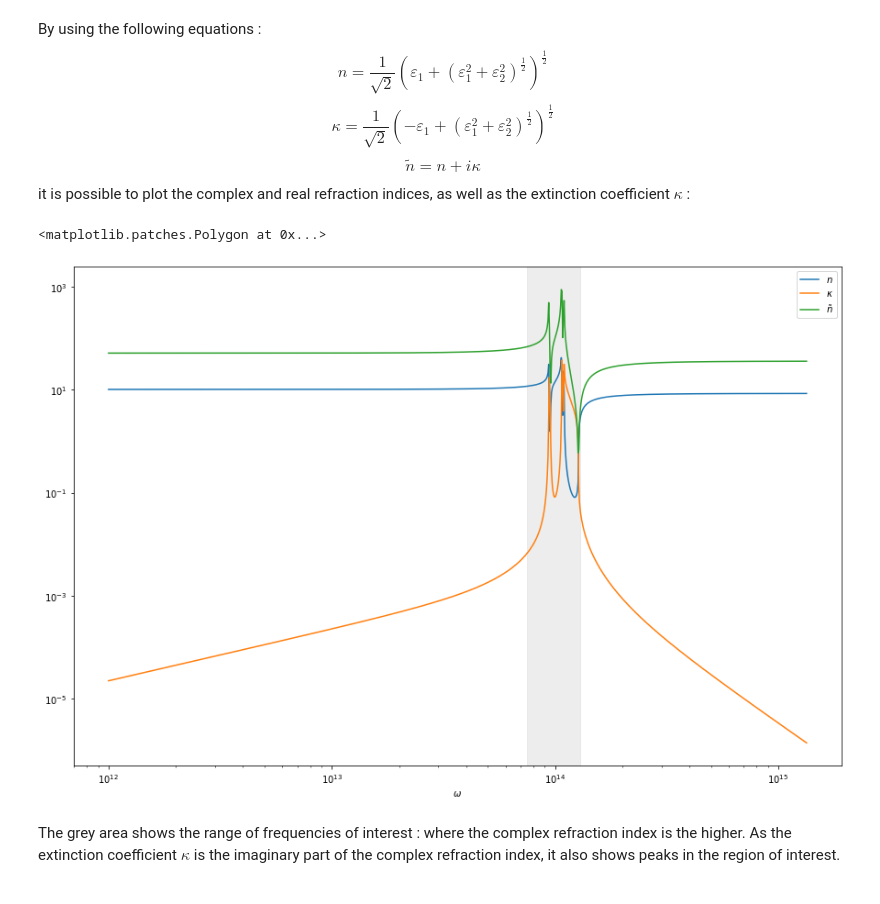
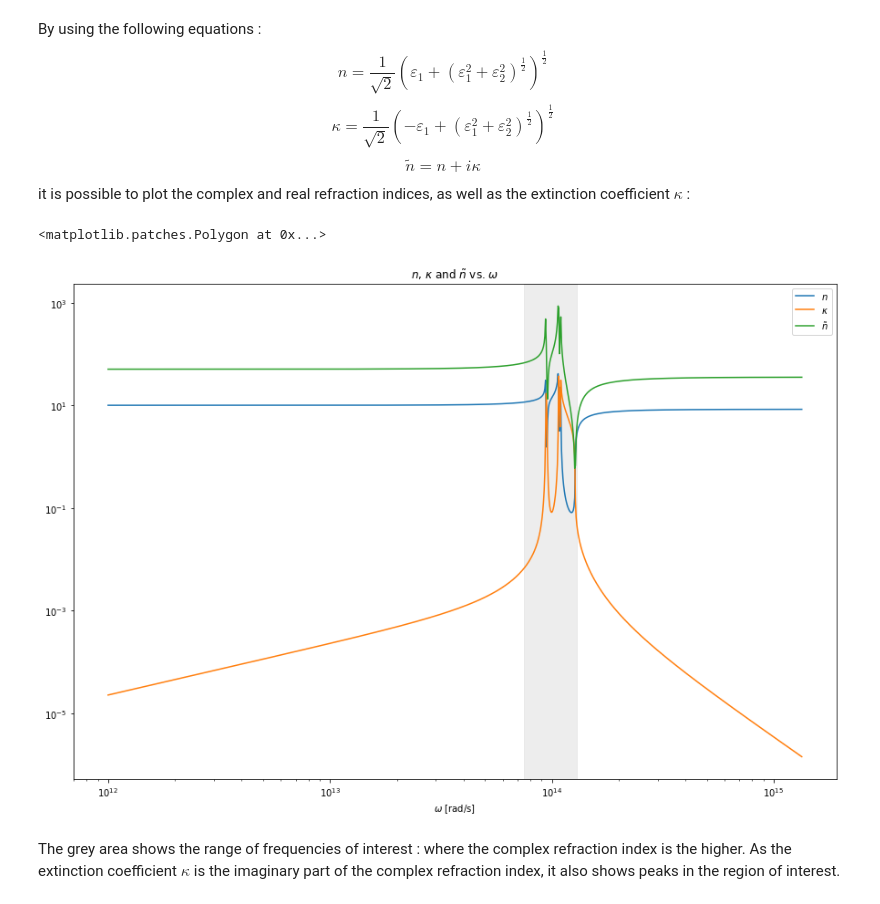
Before and after one commit to idommisse/lmapr2001, a Jupyter notebook: Block2_section1_5.ipynb, the cells around one changed output. Cells and saved outputs as stored; diff of their text form; code cells hidden in the pictures.

```diff
--- a/Block2_section1_5.ipynb
+++ b/Block2_section1_5.ipynb
@@ -103,24 +105,25 @@ it is possible to plot the complex and real refraction indices, as well as the e
 # %%
 n = 1/(2*(1/2))*(epsilonIsoReal + (epsilonIsoReal**2+epsilonIsoImg**2)**(1/2))**(1/2)
 kappa = 1/(2**(1/2))*(-epsilonIsoReal + (epsilonIsoReal**2+epsilonIsoImg**2)**(1/2))**(1/2)
 ncomp = (n**2 + kappa**2)**1/2
 
 plt.figure(figsize=(15,10))
 plt.plot(omega,n,label=r'$n$')
 plt.plot(omega,kappa,label=r'$\kappa$')
 plt.plot(omega,ncomp,label=r'$\tilde{n}$')
 plt.legend()
-plt.xlabel(r'$\omega$')
+plt.xlabel(r'$\omega$ [rad/s]')
+plt.title(r'$n$, $\kappa$ and $\tilde{n}$ vs. $\omega$')
 plt.xscale('log')
 plt.yscale('log')
 
 inf = 7.5e13
 upper = 1.3e14
 
 plt.axvspan(inf, upper, alpha=0.5, color='#DDDDDD')
 # %% [output]
 <matplotlib.patches.Polygon at 0x...>
-[figure, old version]
+[figure, new version]
 # %% [markdown]
 The grey area shows the range of frequencies of interest : where the complex refraction index is the higher.
 As the extinction coefficient $\kappa$ is the imaginary part of the complex refraction index, it also shows peaks in the region of interest.
```
Also changed, not shown: parts of 1 cell of this notebook.
